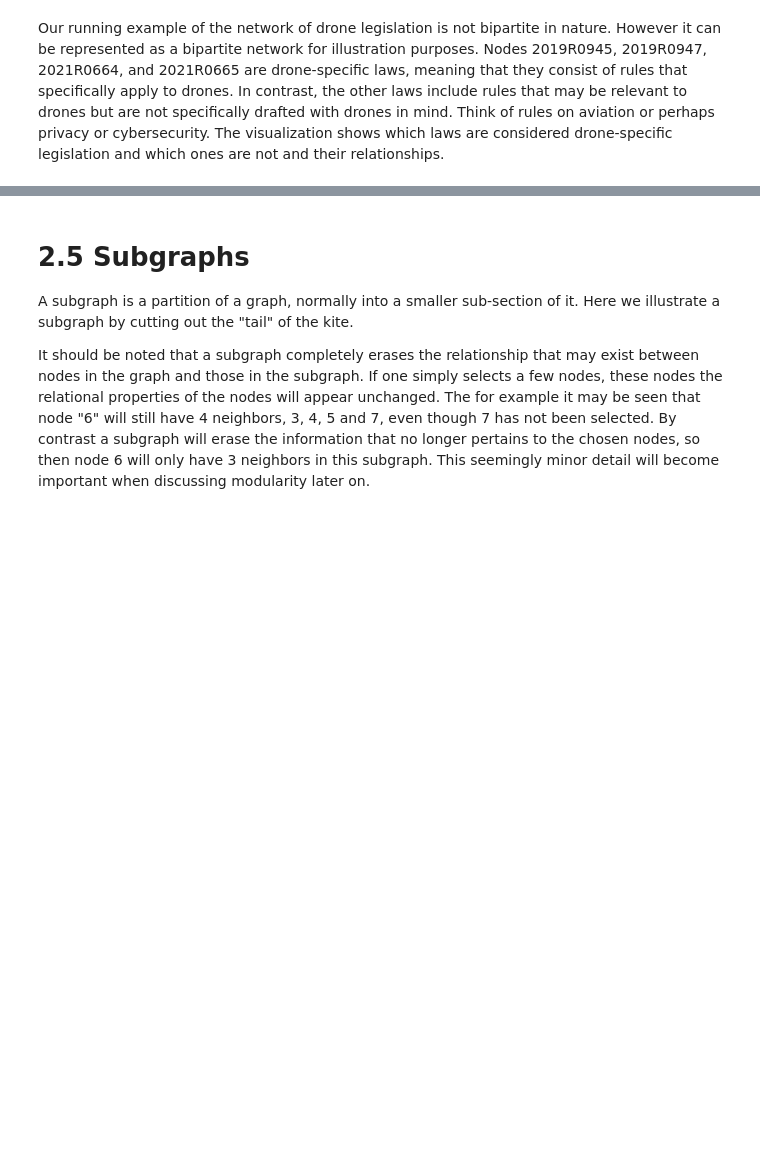
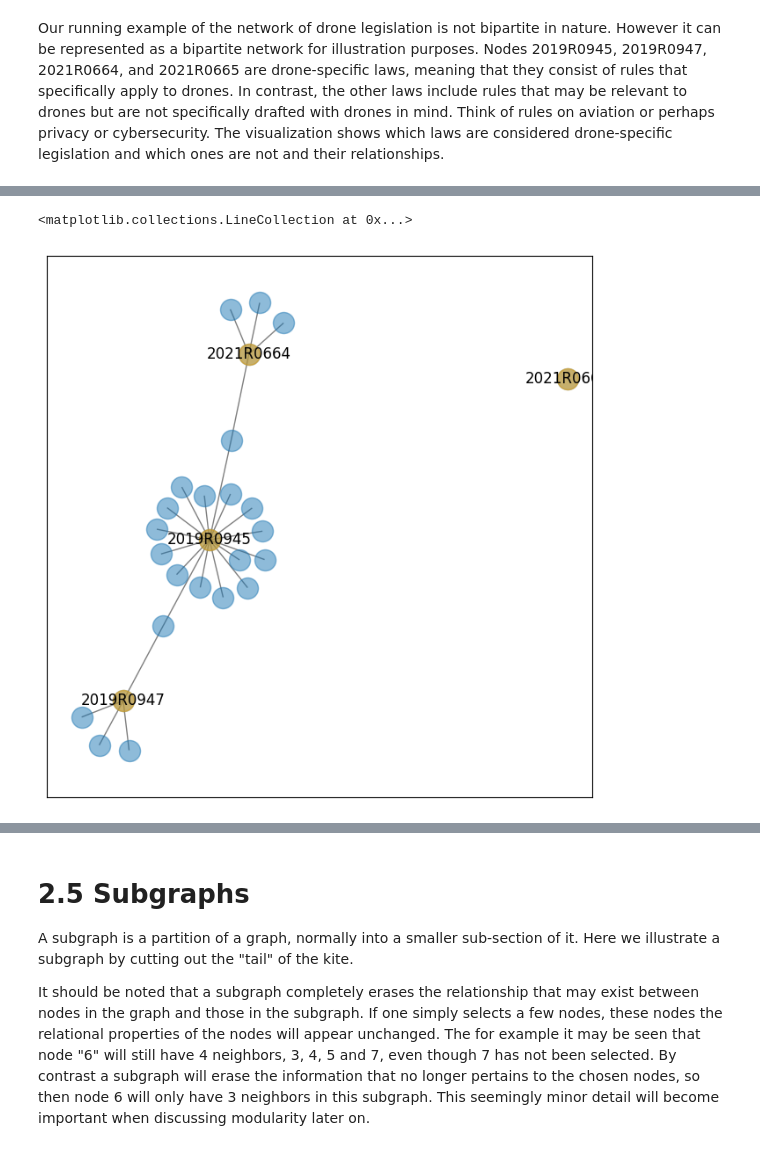
Before and after one commit to MaastrichtUniversityPress/legal-network-textbook, a Jupyter notebook: book/content/Chapter_2_Key_Concepts.ipynb, the cells around one changed output, grey strips where cells are left out. Cells and saved outputs as stored; diff of their text form; code cells hidden in the pictures; blank space fills up the shorter version.

```diff
--- a/book/content/Chapter_2_Key_Concepts.ipynb
+++ b/book/content/Chapter_2_Key_Concepts.ipynb
@@ -111,0 +75,47 @@ nx.draw_networkx_labels(g_drones_bipartite, pos=pos, labels={x:x for x in drone_
+# %%
+drone_specific = ["2019R0945", "2019R0947", "2021R0664", "2021R0665"]
+level0_nodes = [x for x in g_drones if x not in drone_specific]
+level1_nodes = [drone_specific]
+g_drones_bipartite = nx.Graph()
+
+nodes_for_2019R0945 = [y for x, y in g_drones.edges() if (x == "2019R0945") & (y not in drone_specific)]
+nodes_for_2019R0947 = [y for x, y in g_drones.edges() if (x == "2019R0947") & (y not in drone_specific)]
+nodes_for_2021R0664 = [y for x, y in g_drones.edges() if (x == "2021R0664") & (y not in drone_specific)]
+nodes_for_2021R0665 = [y for x, y in g_drones.edges() if (x == "2021R0665") & (y not in drone_specific)]
+
+edges_for_2019R0945 = [(x,y) for x, y in g_drones.edges() if (x == "2019R0945") & (y not in drone_specific)]
+edges_for_2019R0947 = [(x,y) for x, y in g_drones.edges() if (x == "2019R0947") & (y not in drone_specific)]
+edges_for_2021R0664 = [(x,y) for x, y in g_drones.edges() if (x == "2021R0664") & (y not in drone_specific)]
+edges_for_2021R0665 = [(x,y) for x, y in g_drones.edges() if (x == "2021R0665") & (y not in drone_specific)]
+
+for i,j in zip(drone_specific, ["consumer", "contract", "tort", "environmental"]):
+    g_drones_bipartite.add_node(i, bipartite=0, type=j)
+
+for i in nodes_for_2019R0945:
+    g_drones_bipartite.add_node(i, bipartite=1, type="consumer")
+
+for i in nodes_for_2019R0947:
+    g_drones_bipartite.add_node(i, bipartite=1, type="contract")
+
+for i in nodes_for_2021R0664:
+    g_drones_bipartite.add_node(i, bipartite=1, type="tort")
+
+for i in nodes_for_2021R0665:
+    g_drones_bipartite.add_node(i, bipartite=1, type="environmental")
+
+
+for edgecollection in [edges_for_2019R0945, edges_for_2019R0947, edges_for_2021R0664, edges_for_2021R0665]:
+    for i,j in edgecollection:
+        g_drones_bipartite.add_edge(i,j)
+
+pos = nx.spring_layout(gtest, seed=123)
+
+plt.figure(figsize=(8, 8))
+
+nx.draw_networkx_nodes(g_drones_bipartite, pos = pos, alpha=0.5)
+nx.draw_networkx_nodes(g_drones_bipartite, pos = pos, nodelist= drone_specific, alpha=0.5, node_color="orange")
+nx.draw_networkx_labels(g_drones_bipartite, pos=pos, labels= {x:y for x, y in zip(drone_specific, drone_specific)})
+nx.draw_networkx_edges(g_drones_bipartite, pos=pos, alpha=0.5)
+# %% [output]
+<matplotlib.collections.LineCollection at 0x...>
+[figure, added]
```
Also changed, not shown: parts of 5 cells of this notebook.
